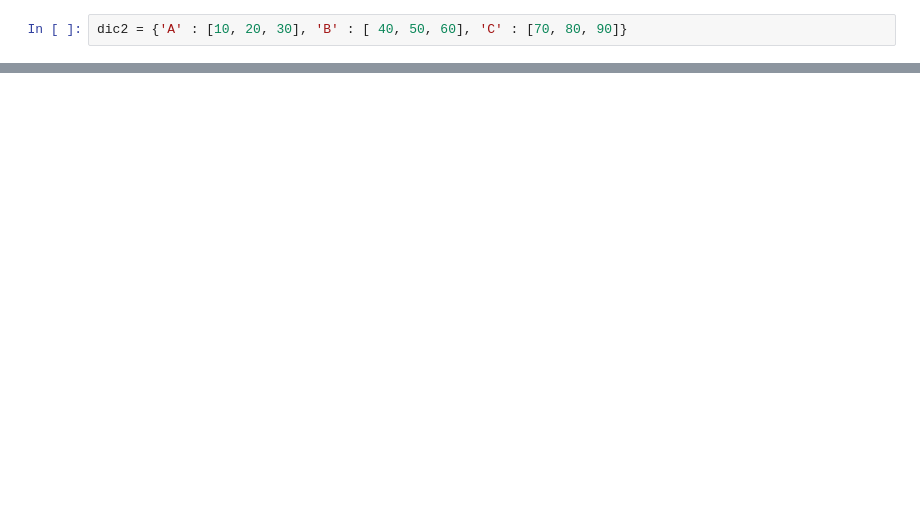
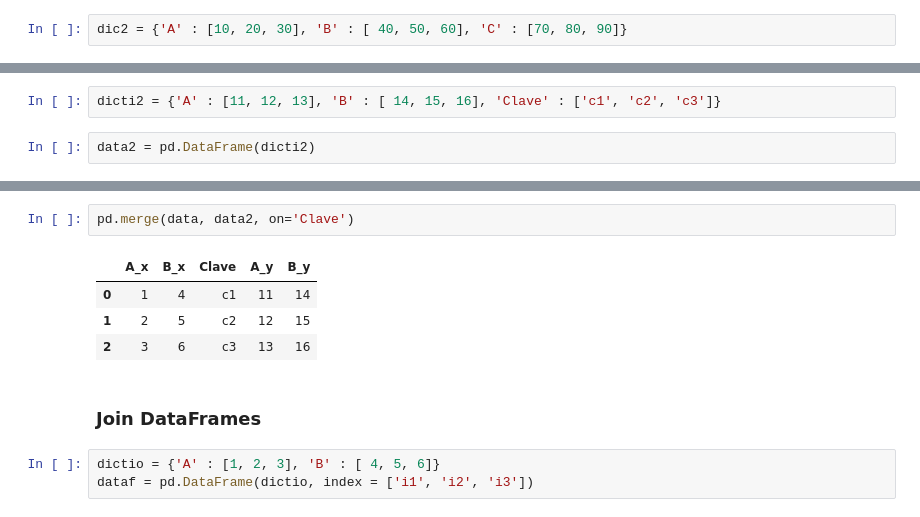
Before and after one commit to clog10/Machine-Learning, a Jupyter notebook: Pandas/Pandas.ipynb, the cells around one changed output, grey strips where cells are left out. Saved outputs shown, nothing was run; the diff lists cells and outputs as text; blank space fills up the shorter version.

Commit message:
Join DataFrames

```diff
--- a/Pandas/Pandas.ipynb
+++ b/Pandas/Pandas.ipynb
@@ -384,0 +383,4 @@ dicti2 = {'A' : [1, 2, 3], 'B' : [ 4, 5, 6], 'Clave' : ['c1', 'c2', 'c3']}
+# %%
+dicti2 = {'A' : [11, 12, 13], 'B' : [ 14, 15, 16], 'Clave' : ['c1', 'c2', 'c3']}
+# %%
+data2 = pd.DataFrame(dicti2)
@@ -384,0 +394,12 @@ dicti2 = {'A' : [1, 2, 3], 'B' : [ 4, 5, 6], 'Clave' : ['c1', 'c2', 'c3']}
+# %%
+pd.merge(data, data2, on='Clave')
+# %% [output]
+|  | A_x | B_x | Clave | A_y | B_y |
+| 0 | 1 | 4 | c1 | 11 | 14 |
+| 1 | 2 | 5 | c2 | 12 | 15 |
+| 2 | 3 | 6 | c3 | 13 | 16 |
+# %% [markdown]
+### Join DataFrames
+# %%
+dictio = {'A' : [1, 2, 3], 'B' : [ 4, 5, 6]}
+dataf = pd.DataFrame(dictio, index = ['i1', 'i2', 'i3'])
```
Also changed, not shown: parts of 42 cells of this notebook.
